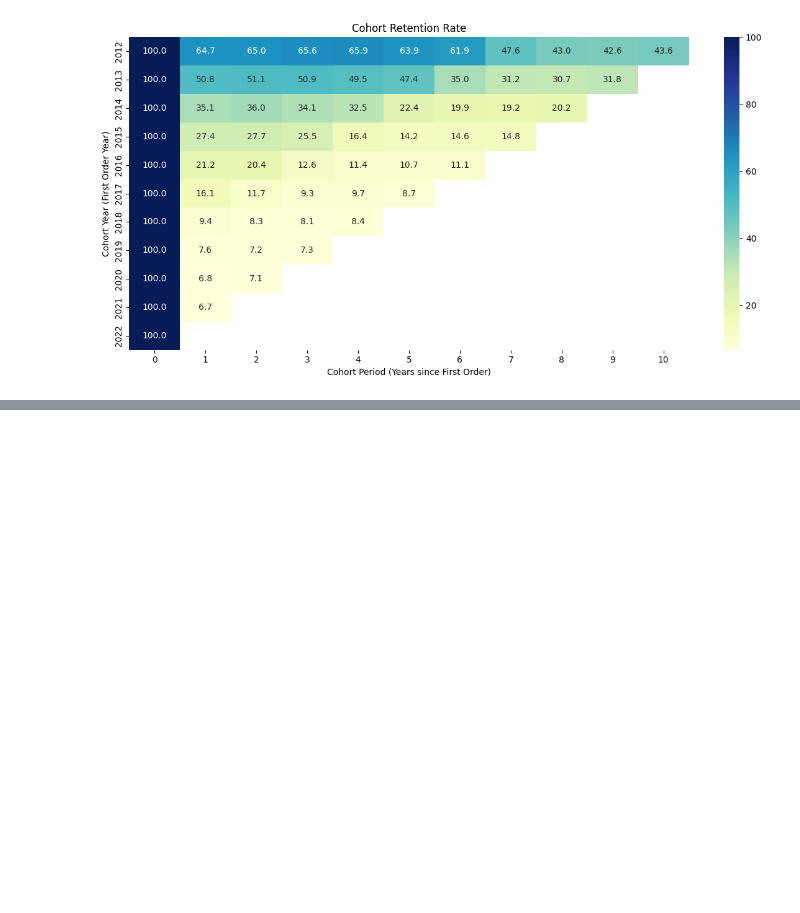
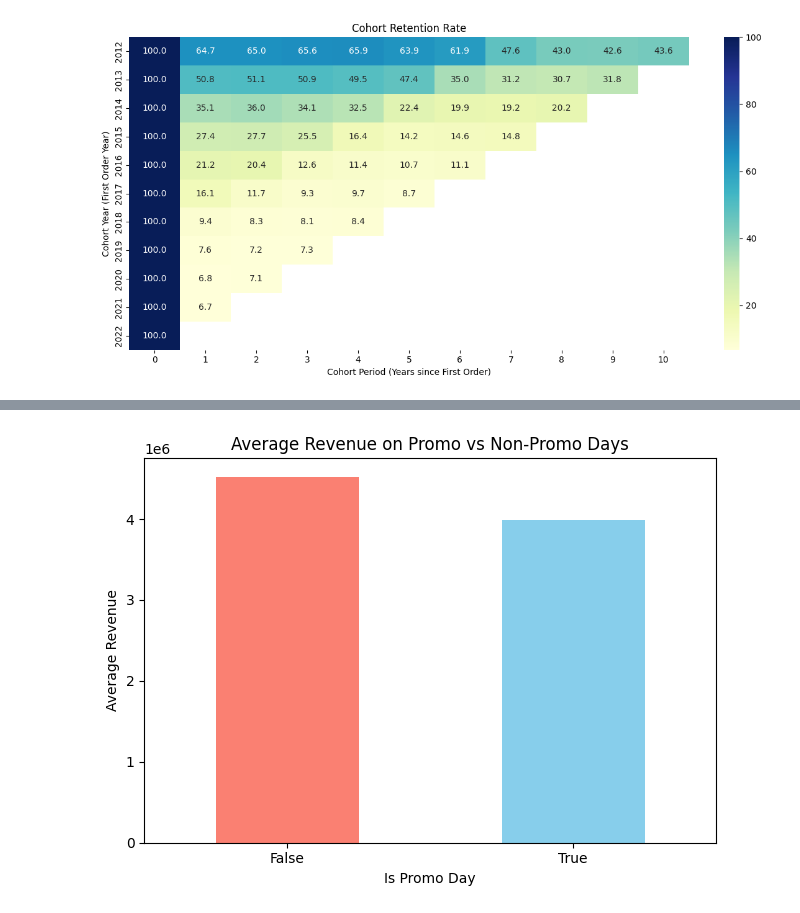
Before and after one commit to Jade2612/DATATHON, a Jupyter notebook: notebooks/02_eda_and_storytelling.ipynb, the cells around one changed output, grey strips where cells are left out. Drawn from its saved outputs; the diff is of its cells as text; code cells hidden in the pictures; blank space fills up the shorter version.

Commit message:
DATATHON-30 Promotion and campaign analysis

```diff
--- a/notebooks/02_eda_and_storytelling.ipynb
+++ b/notebooks/02_eda_and_storytelling.ipynb
@@ -501,0 +502,92 @@ customer_id
+# %%
+#Promotion analysis
+promotions = pd.read_csv("../data/processed/promotions.csv")
+sales = pd.read_csv("../data/processed/sales.csv")
+promotions['start_date'] = pd.to_datetime(promotions['start_date'])
+promotions['end_date'] = pd.to_datetime(promotions['end_date'])
+sales['Date'] = pd.to_datetime(sales['Date'])
+sales['is_promo_day'] = sales.apply(lambda row: any((row['Date'] >= promo['start_date']) & (row['Date'] <= promo['end_date']) for _, promo in promotions.iterrows()), axis=1)
+sales.groupby('is_promo_day')['Revenue'].mean().plot(kind='bar', color=['salmon', 'skyblue'])
+plt.title('Average Revenue on Promo vs Non-Promo Days')
+plt.xlabel('Is Promo Day')
+plt.ylabel('Average Revenue')
+plt.xticks(rotation=0)
+plt.tight_layout()
+plt.show()
+#insight: doanh thu trung bình trên những ngày k khuyến mãi > có khuyến mãi
+#thử tính GP theo ngày có khuyến mãi và không có khuyến mãi
+sales['Gross Profit'] = sales['Revenue'] - sales['COGS']
+sales['GPM'] = sales['Gross Profit'] / sales['Revenue'] * 100
+sales.groupby('is_promo_day')['GPM'].mean().plot(kind='bar', color=['salmon', 'skyblue'])
+plt.title('Average Gross Profit Margin on Promo vs Non-Promo Days')
+plt.xlabel('Is Promo Day')
+plt.ylabel('Average Gross Profit Margin (%)')
+plt.xticks(rotation=0)
+plt.tight_layout()
+plt.show()
+#insight: Cả doanh thu lẫn GPM đều tệ so với những ngày không có khuyến mãi -> chiến lược promotion đang k hiệu quả
+sales['month_year'] = sales['Date'].dt.to_period('M').astype(str)
+sales.head()
+#kiểm tra tính mùa vụ
+sales["year"] = sales["Date"].dt.year
+sales["month"] = sales["Date"].dt.month
+sales["weekday"] = sales["Date"].dt.day_name()
+print(sales.groupby(["year", "month", "is_promo_day"])["Revenue"].mean())
+print(sales.groupby(["weekday", "is_promo_day"])["Revenue"].mean())
+plt.figure(figsize=(30, 18))
+sns.lineplot(data=sales, x='month_year', y='Revenue', hue='is_promo_day', marker='o')
+plt.title('Monthly Revenue Trend by Promo Day')
+plt.xlabel('Month-Year')
+plt.ylabel('Average Revenue')
+plt.xticks(rotation=90)
+plt.legend(title='Is Promo Day')
+plt.show()
+plt.figure(figsize=(12, 6))
+sns.lineplot(data=sales, x='weekday', y='Revenue', hue='is_promo_day', marker='o')
+plt.title('Revenue Trend by Weekday and Promo Day')
+plt.xlabel('Weekday')
+plt.ylabel('Average Revenue')
+plt.xticks(rotation=45)
+plt.legend(title='Is Promo Day')
+plt.tight_layout()
+plt.show()
+#insight: revenue cả khi có promo và ko promo hầu như có xu hướng như nhau, lên vào khoảng giữa năm từ t5 đến t8 và xuống vào khoảng cuối năm -> bị ảnh hưởng bởi tính mùa vụ
+#chưa thực sự thấy được sự lift consistently của promo, nếu promo thật sự hiệu quả thì revenue phải consistently cao hơn no promo
+#có những tháng promo vọt lên nhưng không duy trì được lâu, và với sự đánh đổi là GPM trung bình 4% thì có thể k đem lại lợi nhuận đáng kể cho doanh nghiệp
+#nghi vấn promo chạy cùng với mùa cao điểm, khiến khách vốn đã định sẽ mua rồi lại được mua sản phẩm với giá rẻ hơn
+#Với chart weekday thì có thể thấy ko có sự khác biệt rõ ràng giữ promo và no promo, promo k thay đổi hành vi mua theo ngày
+
+#Seasonality control
+#weighted GPM theo month-year
+monthly = sales.groupby(['month_year', 'is_promo_day']).agg({'Revenue': 'sum', 'Gross Profit': 'sum'}).reset_index()
+monthly['Weighted GPM'] = monthly['Gross Profit'] / monthly['Revenue'] * 100
+print(monthly)
+#Weighted GPM theo weekday
+weekday = sales.groupby(['weekday', 'is_promo_day']).agg({'Revenue': 'sum', 'Gross Profit': 'sum'}).reset_index()
+weekday['Weighted GPM'] = weekday['Gross Profit'] / weekday['Revenue'] * 100
+weekday_order = ['Monday', 'Tuesday', 'Wednesday', 'Thursday', 'Friday', 'Saturday', 'Sunday']
+weekday['weekday'] = pd.Categorical(weekday['weekday'], categories=weekday_order, ordered=True)
+weekday = weekday.sort_values('weekday')
+print(weekday)
+#visualize weighted GPM theo month-year
+plt.figure(figsize=(30, 16))
+sns.lineplot(data=monthly, x='month_year', y='Weighted GPM', hue='is_promo_day', marker='o')
+plt.title('Monthly Weighted Gross Profit Margin')
+plt.xlabel('Month-Year')
+plt.ylabel('Weighted Gross Profit Margin (%)')
+plt.xticks(rotation=90)
+plt.tight_layout()
+plt.show()
+#visualize weighted GPM theo weekday
+plt.figure(figsize=(12, 6))
+sns.lineplot(data=weekday, x='weekday', y='Weighted GPM', hue='is_promo_day', marker='o')
+plt.title('Weighted Gross Profit Margin by Weekday')
+plt.xlabel('Weekday')
+plt.ylabel('Weighted Gross Profit Margin (%)')
+plt.xticks(rotation=90)
+plt.tight_layout()
+plt.show()
+#weighted RPM âm (Revenue thu được 1 số tháng còn thấp hơn cả COGS) cho mấy tháng có promo
+#weighted RPM khi k có promo lại ổn định ở khoảng 20% suốt 10 năm
+# %% [output]
+[figure, added]
```
Also changed, not shown: parts of 3 cells of this notebook.
